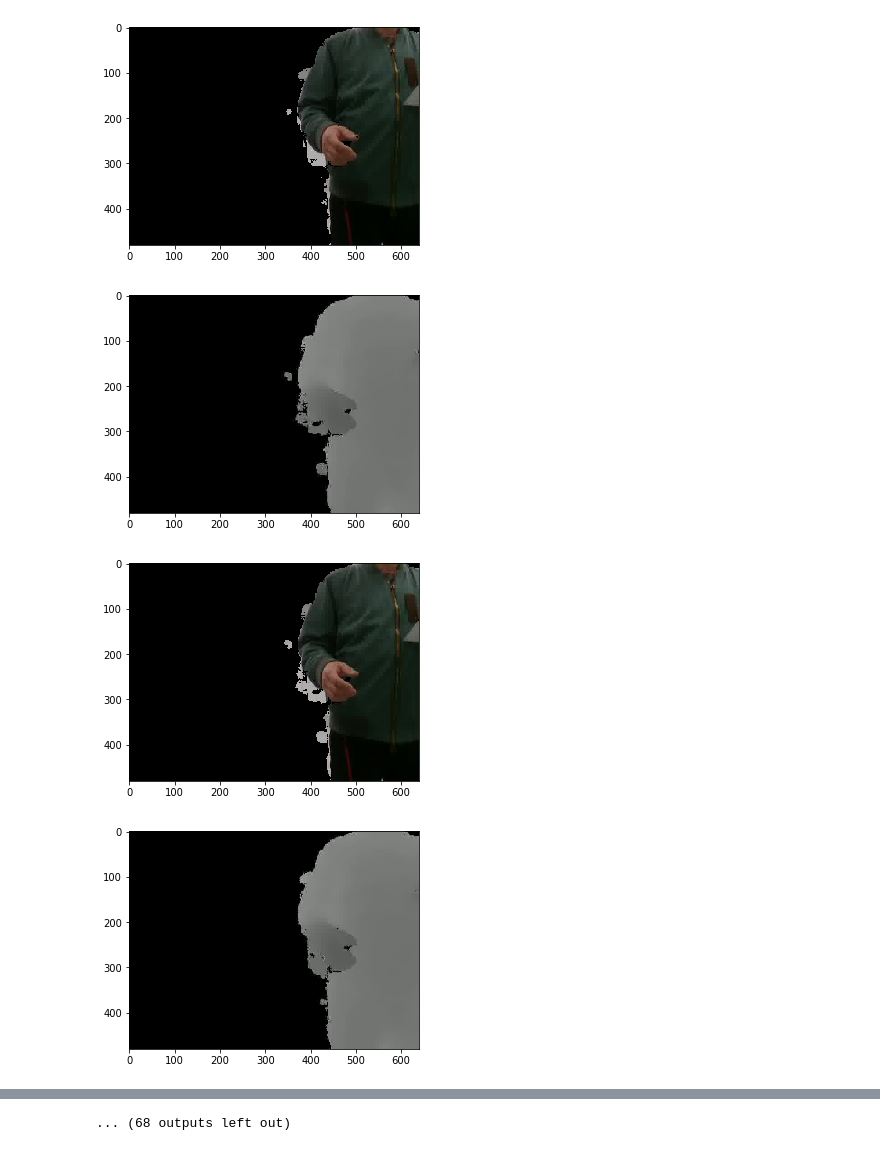
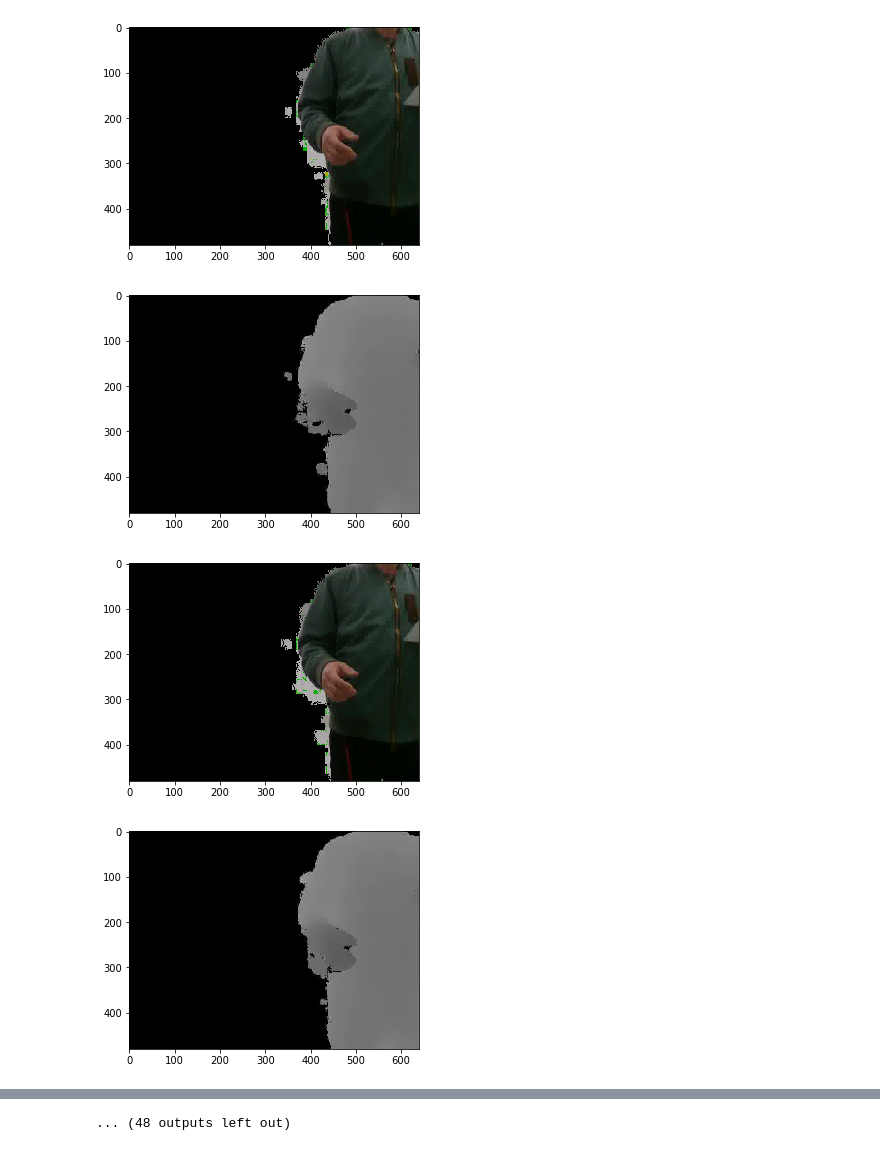
Before and after one commit to jarvislam1999/Real-time-GesRec, a Jupyter notebook: annotation_ems/image_background_remover.py.ipynb, the cells around one changed output, grey strips where cells are left out. Saved outputs shown, nothing was run; the diff lists cells and outputs as text; code cells hidden in the pictures.

```diff
--- a/annotation_ems/image_background_remover.py.ipynb
+++ b/annotation_ems/image_background_remover.py.ipynb
@@ -4,6 +4,7 @@ import os
 import numpy as np
 import matplotlib.pyplot as plt
 import scipy.misc
+import cv2
 
 # data path
 depth_data_path = "/mnt/data/yxchen/gesture-datasets/ems/data/subject01_machine_recovery_3gps_2pairs/depth/"
@@ -22,7 +23,7 @@ rgb_data_subdirt.sort()
 iter_d = 0
 # loop through all subdirts (a subdirt contains the frames of one gesture)
 for subdirt in depth_data_subdirt:
-    if (iter_d == 5):
+    if (iter_d == 4):
         break
     iter_d += 1
 
@@ -44,35 +45,35 @@ for subdirt in depth_data_subdirt:
         pixels_of_depth_img = np.array(depth_img.getdata())
         pixels_of_depth_img = np.reshape(pixels_of_depth_img, (480, 640, 3))
         plt.imshow(pixels_of_depth_img, interpolation="none")
         plt.show()
 
         # load the pixels of an rgb image (a frame)
         rgb_path = subdirt.replace("depth/", "rgb/")+'/'+frame
 
         rgb_img = Image.open(rgb_path, 'r')
         pixels_of_rgb_img = np.array(rgb_img.getdata())
         pixels_of_rgb_img = np.reshape(pixels_of_rgb_img, (480, 640, 3))
 
         # remove background
-        #temp_matrix_1 = (pixels_of_depth_img!=[0, 0, 0])
-        temp_matrix_1 = np.greater(pixels_of_depth_img, [70,70,70])
+        temp_matrix_1 = (pixels_of_depth_img!=[0, 0, 0])
+        #temp_matrix_1 = np.greater(pixels_of_depth_img, [70,70,70])
         pixels_no_bg_img = pixels_of_rgb_img * temp_matrix_1
 
         # save image
         pixels_no_bg_img = np.array(pixels_no_bg_img, dtype=np.uint8)
 
         # view image
         plt.imshow(pixels_no_bg_img, interpolation="none")
         plt.show()
 
         no_bg_img = Image.fromarray(pixels_no_bg_img)
         if not os.path.isdir(no_bg_data_path+depth_path.replace(depth_data_path, "").replace(frame, "")):
             print("create new dir: " + no_bg_data_path+depth_path.replace(depth_data_path, "").replace(frame, ""))
             os.system("mkdir " + no_bg_data_path+depth_path.replace(depth_data_path, "").replace(frame, ""))
         no_bg_img.save(no_bg_data_path+depth_path.replace(depth_data_path, ""))
 # %% [output]
 [figure]
-[figure, old version]
+[figure, new version]
 [figure]
-[figure, old version]
+[figure, new version]
 [figure]
@@ -86,4 +87,4 @@ for subdirt in depth_data_subdirt:
-... (68 outputs left out)
+... (48 outputs left out)
 # %%
 from PIL import Image
 import os
```
Also changed, not shown: parts of 4 cells of this notebook.
